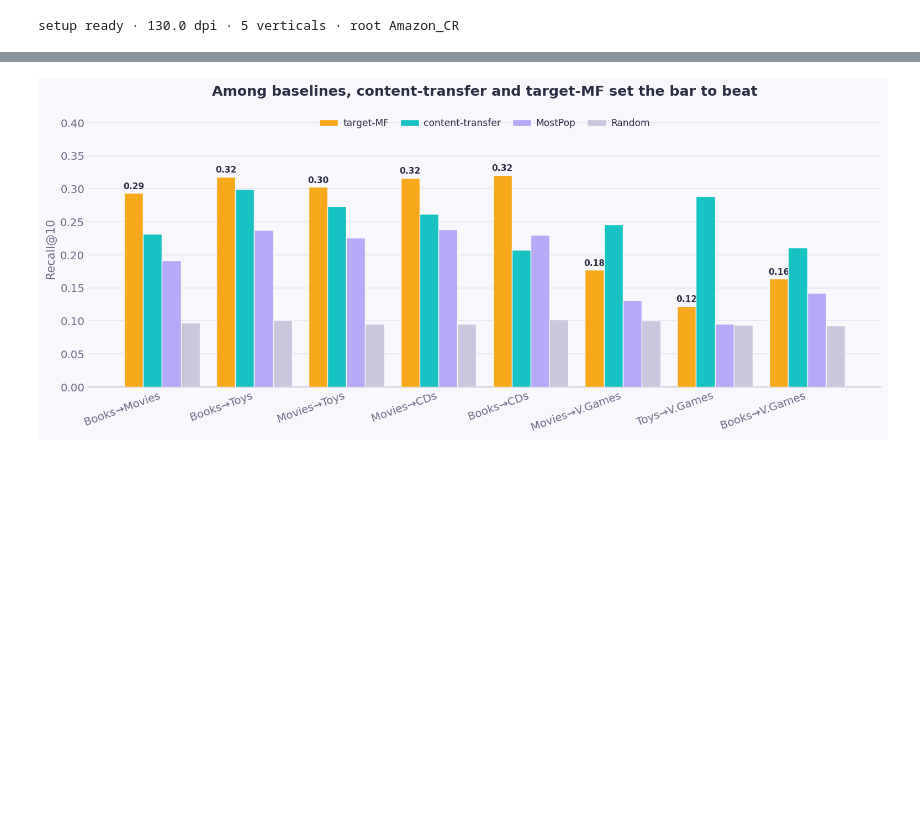
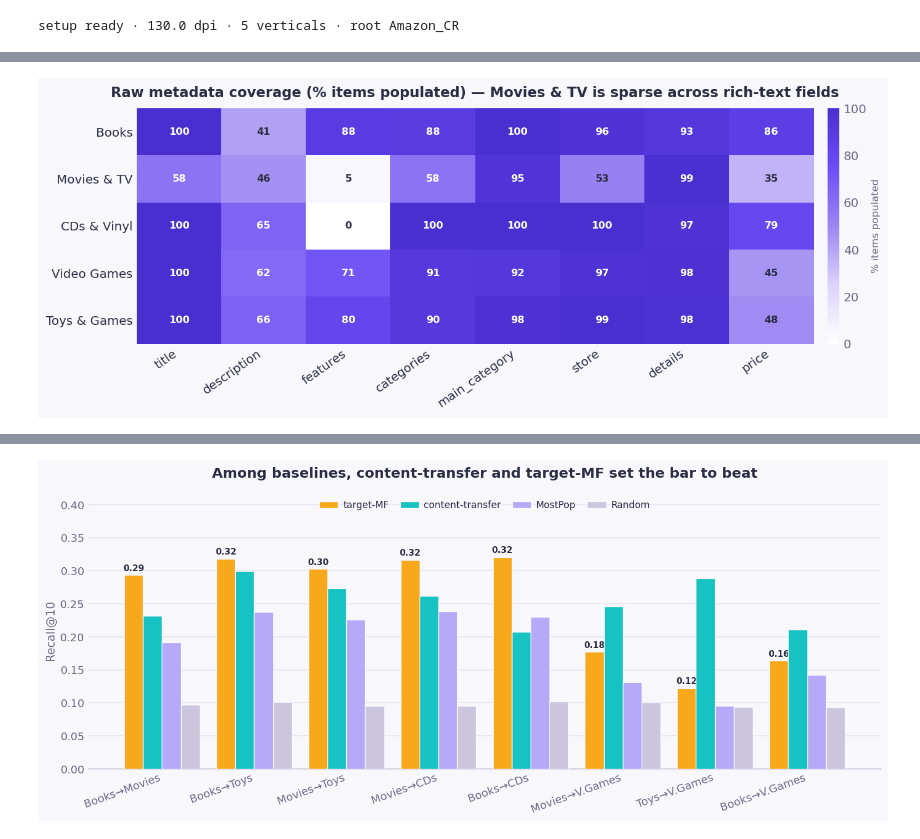
Before and after one commit to orimood/Amazon_CR, a Jupyter notebook: notebooks/presentation.ipynb, the cells around one changed output, grey strips where cells are left out. Cells and saved outputs as stored; diff of their text form; code cells hidden in the pictures; blank space fills up the shorter version.

```diff
--- a/notebooks/presentation.ipynb
+++ b/notebooks/presentation.ipynb
@@ -512,0 +357,20 @@ cosine between the source liked-item text and target item text — a simple cont
+# %%
+M = POPMAT
+fig, ax = plt.subplots(figsize=(10.8, 4.4))
+im = ax.imshow(M, cmap=PURPLES, vmin=0, vmax=100, aspect='auto')
+ax.grid(False)
+for s in ax.spines.values(): s.set_visible(False)
+ax.set_xticks(range(len(POP_FIELDS))); ax.set_xticklabels(POP_FIELDS, rotation=35, ha='right', color=INK)
+ax.set_yticks(range(len(VERTICALS))); ax.set_yticklabels([LBL[v] for v in VERTICALS], color=INK)
+ax.tick_params(length=0)
+for i in range(len(VERTICALS)):
+    for j in range(len(POP_FIELDS)):
+        ax.text(j, i, f'{M[i,j]:.0f}', ha='center', va='center', fontsize=9,
+                color='white' if M[i,j] > 55 else INK, fontweight='bold')
+ctitle(ax, 'Raw metadata coverage (% items populated) — Movies & TV is sparse across rich-text fields', size=12.5, pad=10)
+cb = fig.colorbar(im, ax=ax, fraction=0.025, pad=0.02)
+cb.set_label('% items populated', fontsize=9, color=INK_SOFT)
+cb.outline.set_visible(False); cb.ax.tick_params(length=0, colors=INK_SOFT)
+finish(fig)
+# %% [output]
+[figure, added]
```
Also changed, not shown: parts of 62 cells of this notebook.
